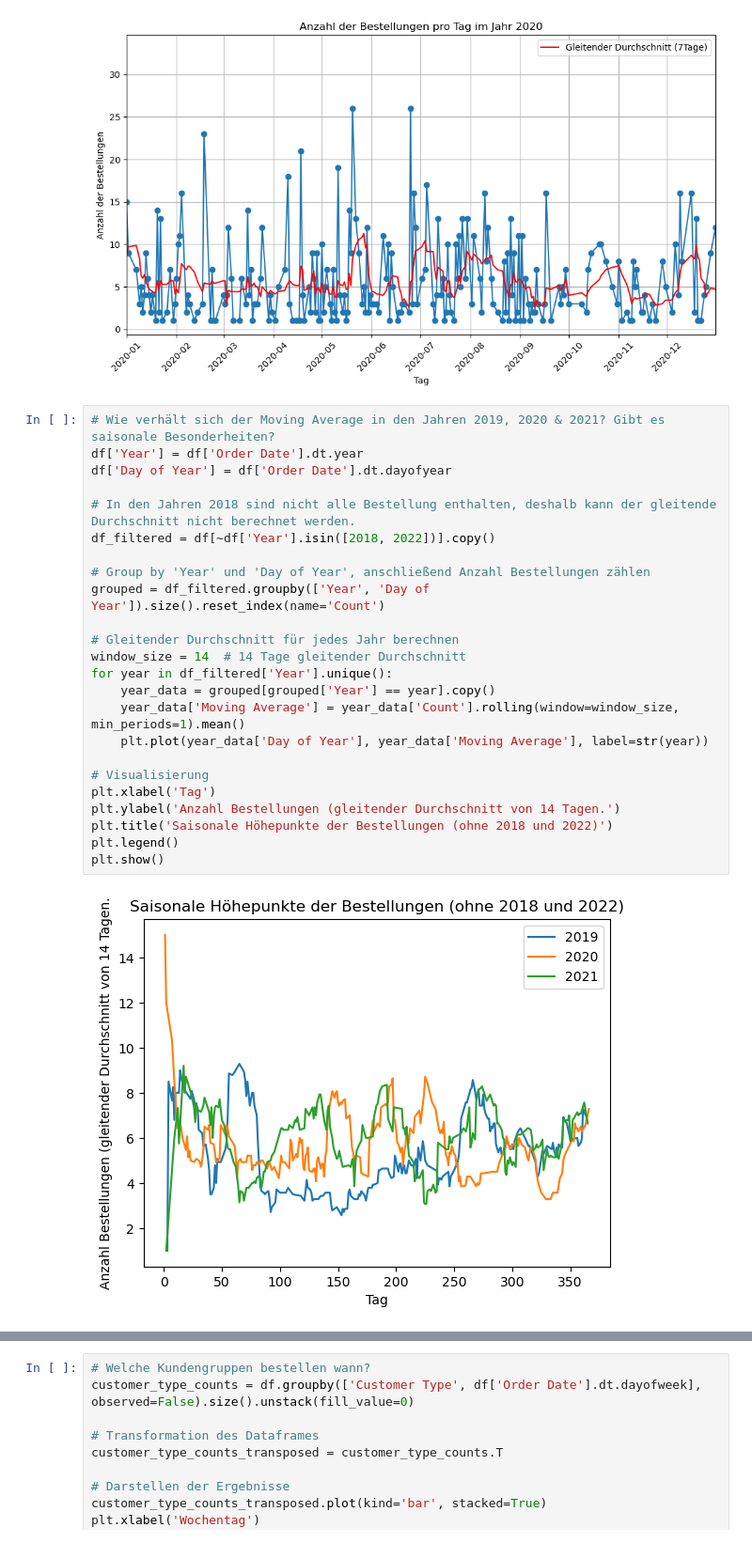
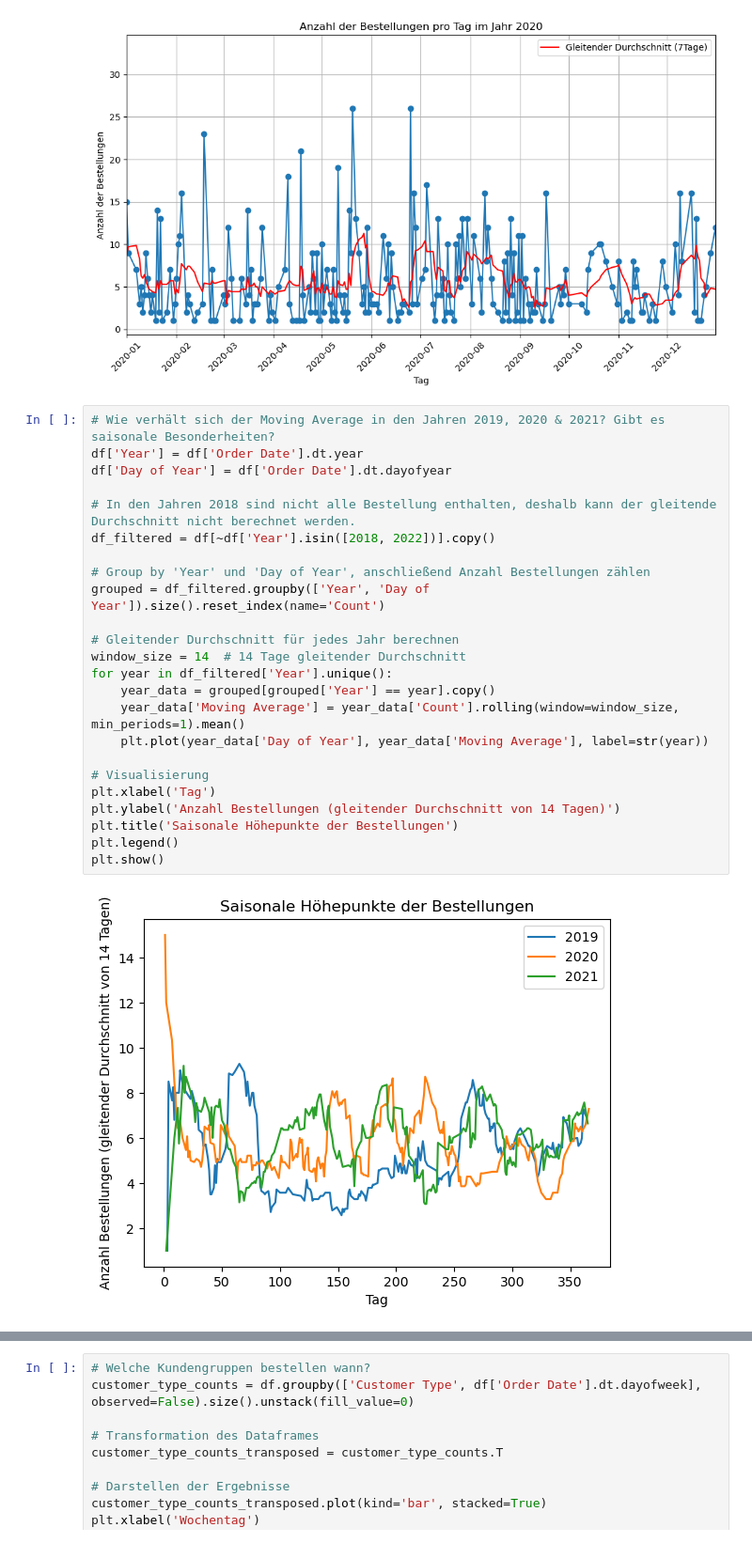
Before and after one commit to SchierleLukas/programming-for-datascience, a Jupyter notebook: notebooks/report.ipynb, the cells around one changed output, grey strips where cells are left out. Shown: that part at 94% size. Cells and saved outputs as stored; diff of their text form.

```diff
--- a/notebooks/project.ipynb
+++ b/notebooks/report.ipynb
@@ -530,27 +533,27 @@ plt.show()
 # %%
 # Wie verhält sich der Moving Average in den Jahren 2019, 2020 & 2021? Gibt es saisonale Besonderheiten?
 df['Year'] = df['Order Date'].dt.year
 df['Day of Year'] = df['Order Date'].dt.dayofyear
 
 # In den Jahren 2018 sind nicht alle Bestellung enthalten, deshalb kann der gleitende Durchschnitt nicht berechnet werden.
 df_filtered = df[~df['Year'].isin([2018, 2022])].copy()
 
 # Group by 'Year' und 'Day of Year', anschließend Anzahl Bestellungen zählen
 grouped = df_filtered.groupby(['Year', 'Day of Year']).size().reset_index(name='Count')
 
 # Gleitender Durchschnitt für jedes Jahr berechnen
 window_size = 14  # 14 Tage gleitender Durchschnitt
 for year in df_filtered['Year'].unique():
     year_data = grouped[grouped['Year'] == year].copy()
     year_data['Moving Average'] = year_data['Count'].rolling(window=window_size, min_periods=1).mean()
     plt.plot(year_data['Day of Year'], year_data['Moving Average'], label=str(year))
 
 # Visualisierung
 plt.xlabel('Tag')
-plt.ylabel('Anzahl Bestellungen (gleitender Durchschnitt von 14 Tagen.')
-plt.title('Saisonale Höhepunkte der Bestellungen (ohne 2018 und 2022)')
+plt.ylabel('Anzahl Bestellungen (gleitender Durchschnitt von 14 Tagen)')
+plt.title('Saisonale Höhepunkte der Bestellungen')
 plt.legend()
 plt.show()
 # %% [output]
-[figure, old version]
+[figure, new version]
 # %% [markdown]
```
Also changed, not shown: parts of 19 cells of this notebook, 1 other file.
